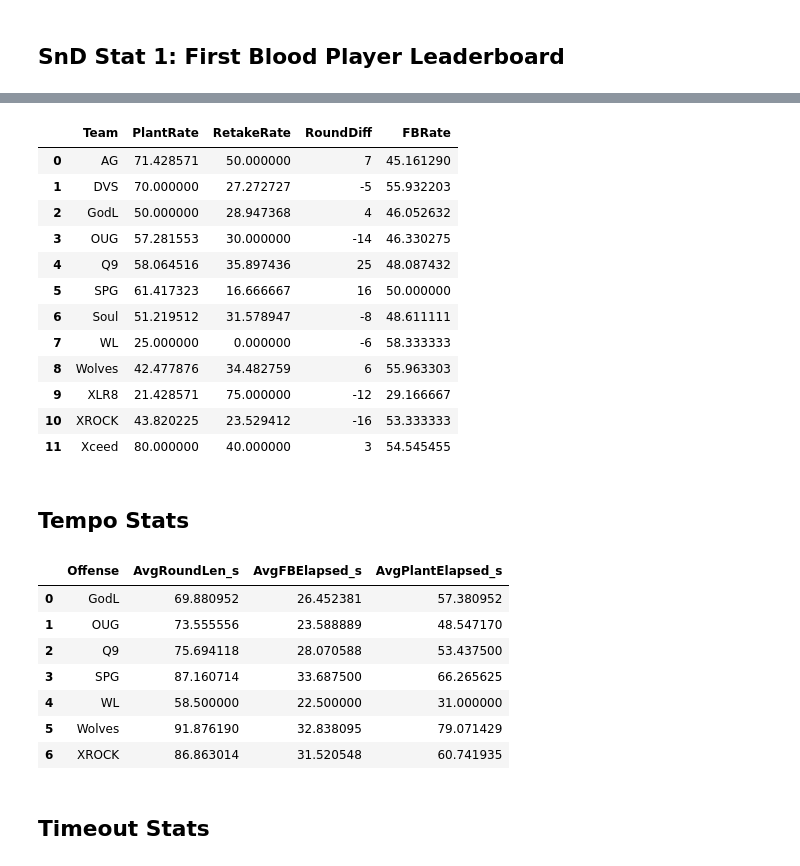
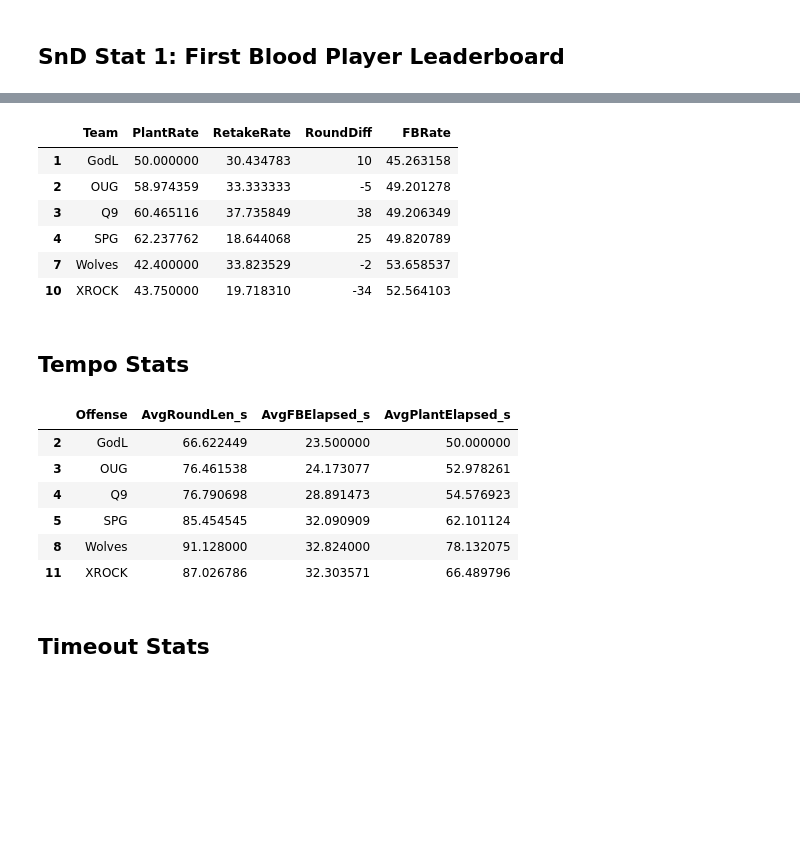
Before and after one commit to anshxl/codm-analytics, a Jupyter notebook: Notebooks/snd.ipynb, the cells around one changed output, grey strips where cells are left out. Cells and saved outputs as stored; diff of their text form; code cells hidden in the pictures; blank space fills up the shorter version.

```diff
--- a/Notebooks/snd.ipynb
+++ b/Notebooks/snd.ipynb
@@ -296,13 +144,13 @@ display(win_type_team_pivot)
 # %%
 # Flag whether offense planted
-df['Planted'] = pd.notna(df['PlantSite'])
+df_snd['Planted'] = pd.notna(df_snd['PlantSite'])
 
 # Flag offense win
-df['OffenseWin'] = df['Winner'] == df['Offense']
+df_snd['OffenseWin'] = df_snd['Winner'] == df_snd['Offense']
 
 # Aggregate
 off_win_plant_stats = (
-    df.groupby(['Offense','Planted'])['OffenseWin']
+    df_snd.groupby(['Offense','Planted'])['OffenseWin']
       .mean()
       .reset_index()
       .pivot(index='Offense', columns='Planted', values='OffenseWin')
@@ -313,7 +161,10 @@ off_win_plant_stats = (
 
 off_win_plant_stats['WinRate_NoPlant'] = off_win_plant_stats['WinRate_NoPlant'] * 100
 off_win_plant_stats['WinRate_Plant'] = off_win_plant_stats['WinRate_Plant'] * 100
+
+# Filter for relevant teams
+off_win_plant_stats = off_win_plant_stats[off_win_plant_stats['Offense'].isin(relevant_teams)]
 display(off_win_plant_stats)
 
-# off_win_plant_stats.to_csv('../Week2/SnD/off_win_plant_stats.csv', index=False)
+off_win_plant_stats.to_csv(f'{OUT_PATH}/off_win_plant_stats.csv', index=False)
 # %% [output]
@@ -376,14 +240,14 @@ clutch_counts[:10]
 # %%
 # Aggregate plant rate
 plant_rate_per_team = (
-    df.groupby('Offense')['Planted']
+    df_snd.groupby('Offense')['Planted']
       .mean()
       .reset_index(name='PlantRate')
 )
 
 # Aggregate offense win rate
 attack_win_rate = (
-    df.groupby('Offense')['OffenseWin']
+    df_snd.groupby('Offense')['OffenseWin']
       .mean()
       .reset_index(name='AttackWinRate')
 )
@@ -397,7 +261,9 @@ plant_rate_per_team = (
 
 plant_rate_per_team['PlantRate'] = plant_rate_per_team['PlantRate'] * 100
 plant_rate_per_team['AttackWinRate'] = plant_rate_per_team['AttackWinRate'] * 100
+
+# Filter for relevant teams
+plant_rate_per_team = plant_rate_per_team[plant_rate_per_team['Offense'].isin(relevant_teams)]
 display(plant_rate_per_team)
-# plant_rate_per_team.to_csv('../Week2/SnD/plant_rate_per_team.csv', index=False)
 # %% [output]
 |  | Offense | PlantRate | AttackWinRate |
@@ -416,6 +276,6 @@ display(plant_rate_per_team)
 # %%
 # Filter rounds with a plant while team is on defense
-retake_df = df[pd.notna(df['PlantSite'])]
+retake_df = df_snd[pd.notna(df_snd['PlantSite'])]
 
 # For each defense team: total planted-against rounds
 retake_stats = (
@@ -433,7 +293,7 @@ retake_success = (
 )
 # Defense win rate
 def_win_rate = (
-    df.groupby('Defense')['OffenseWin']
+    df_snd.groupby('Defense')['OffenseWin']
       .apply(lambda x: 100*(1 - x.mean()))
       .reset_index(name='DefenseWinRate')
 )
@@ -448,13 +308,13 @@ retake_stats = retake_stats[['Defense', 'RetakeRate']]
 all_rounds = []
 
 # For Offense perspective
-offense_results = df[['Offense', 'Winner']].copy()
+offense_results = df_snd[['Offense', 'Winner']].copy()
 offense_results['Diff'] = np.where(offense_results['Offense'] == offense_results['Winner'], 1, -1)
 offense_results = offense_results.rename(columns={'Offense': 'Team'})[['Team', 'Diff']]
 all_rounds.append(offense_results)
 
 # For Defense perspective
-defense_results = df[['Defense', 'Winner']].copy()
+defense_results = df_snd[['Defense', 'Winner']].copy()
 defense_results['Diff'] = np.where(defense_results['Defense'] == defense_results['Winner'], 1, -1)
 defense_results = defense_results.rename(columns={'Defense': 'Team'})[['Team', 'Diff']]
 all_rounds.append(defense_results)
@@ -473,28 +333,26 @@ retake_stats = retake_stats.merge(round_diff, left_on='Defense', right_index=Tru
 # %%
 retake_stats = retake_stats[['Defense', 'PlantRate', 'RetakeRate', 'RoundDiff']]
 retake_stats = retake_stats.merge(
     fb_rate_per_team[['FBTeam', 'TotalFBs', 'FBRate']],
     left_on='Defense',
     right_on='FBTeam',
     how='left'
 )
 retake_stats = retake_stats.rename(columns={
     "Defense": "Team",
 })
 retake_stats = retake_stats[['Team', 'PlantRate', 'RetakeRate', 'RoundDiff', 'FBRate']]
+
+# Filter for relevant teams
+retake_stats = retake_stats[retake_stats['Team'].isin(relevant_teams)]
+
 display(retake_stats)
 # %% [output]
 |  | Team | PlantRate | RetakeRate | RoundDiff | FBRate |
-| 0 | AG | 71.428571 | 50.000000 | 7 | 45.161290 |
-| 1 | DVS | 70.000000 | 27.272727 | -5 | 55.932203 |
-| 2 | GodL | 50.000000 | 28.947368 | 4 | 46.052632 |
-| 3 | OUG | 57.281553 | 30.000000 | -14 | 46.330275 |
-| 4 | Q9 | 58.064516 | 35.897436 | 25 | 48.087432 |
-| 5 | SPG | 61.417323 | 16.666667 | 16 | 50.000000 |
-| 6 | Soul | 51.219512 | 31.578947 | -8 | 48.611111 |
-| 7 | WL | 25.000000 | 0.000000 | -6 | 58.333333 |
-| 8 | Wolves | 42.477876 | 34.482759 | 6 | 55.963303 |
-| 9 | XLR8 | 21.428571 | 75.000000 | -12 | 29.166667 |
-| 10 | XROCK | 43.820225 | 23.529412 | -16 | 53.333333 |
-| 11 | Xceed | 80.000000 | 40.000000 | 3 | 54.545455 |
+| 1 | GodL | 50.000000 | 30.434783 | 10 | 45.263158 |
+| 2 | OUG | 58.974359 | 33.333333 | -5 | 49.201278 |
+| 3 | Q9 | 60.465116 | 37.735849 | 38 | 49.206349 |
+| 4 | SPG | 62.237762 | 18.644068 | 25 | 49.820789 |
+| 7 | Wolves | 42.400000 | 33.823529 | -2 | 53.658537 |
+| 10 | XROCK | 43.750000 | 19.718310 | -34 | 52.564103 |
 # %%
@@ -598,17 +456,20 @@ cols_order = [
     'AvgPlantElapsed_s','PlantElapsed_s_CI_low','PlantElapsed_s_CI_high'
 ]
 tempo = tempo.reindex(columns=[c for c in cols_order if c in tempo.columns])
+
+# Filter for relevant teams
+tempo = tempo[tempo['Offense'].isin(relevant_teams)]
 display(tempo[['Offense', 'AvgRoundLen_s', 'AvgFBElapsed_s', 'AvgPlantElapsed_s']])
-# tempo.to_csv('../Week2/SnD/tempo.csv', index=False)
+
+tempo.to_csv(f'{OUT_PATH}/tempo.csv', index=False)
 # %% [output]
 |  | Offense | AvgRoundLen_s | AvgFBElapsed_s | AvgPlantElapsed_s |
-| 0 | GodL | 69.880952 | 26.452381 | 57.380952 |
-| 1 | OUG | 73.555556 | 23.588889 | 48.547170 |
-| 2 | Q9 | 75.694118 | 28.070588 | 53.437500 |
-| 3 | SPG | 87.160714 | 33.687500 | 66.265625 |
-| 4 | WL | 58.500000 | 22.500000 | 31.000000 |
-| 5 | Wolves | 91.876190 | 32.838095 | 79.071429 |
-| 6 | XROCK | 86.863014 | 31.520548 | 60.741935 |
+| 2 | GodL | 66.622449 | 23.500000 | 50.000000 |
+| 3 | OUG | 76.461538 | 24.173077 | 52.978261 |
+| 4 | Q9 | 76.790698 | 28.891473 | 54.576923 |
+| 5 | SPG | 85.454545 | 32.090909 | 62.101124 |
+| 8 | Wolves | 91.128000 | 32.824000 | 78.132075 |
+| 11 | XROCK | 87.026786 | 32.303571 | 66.489796 |
 # %% [markdown]
 ## Timeout Stats
 # %%
```
Also changed, not shown: parts of 23 cells of this notebook, 32 other files.
